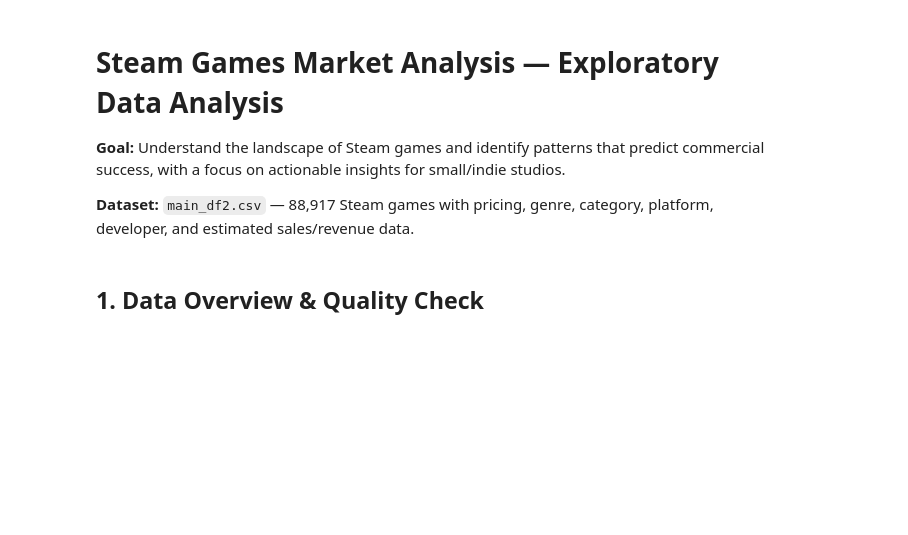
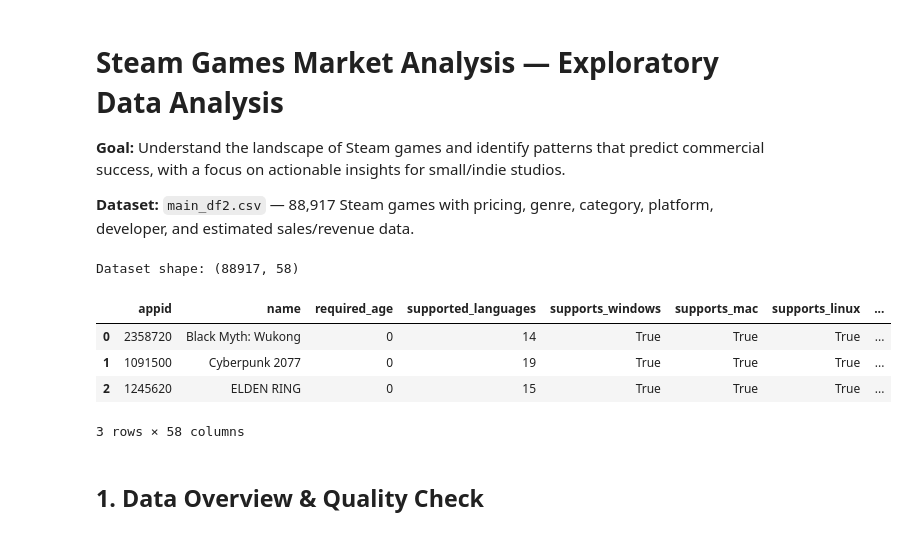
Before and after one commit to pai31419526/steam_data_analysis, a Jupyter notebook: script/steam_eda.ipynb, the cells around one changed output. Saved outputs shown, nothing was run; the diff lists cells and outputs as text; code cells hidden in the pictures; blank space fills up the shorter version.

```diff
--- a/script/steam_eda.ipynb
+++ b/script/steam_eda.ipynb
@@ -7,19 +7,26 @@
 # %%
 import pandas as pd
 import numpy as np
 import matplotlib.pyplot as plt
 import seaborn as sns
 import warnings
 warnings.filterwarnings('ignore')
 
 plt.rcParams['figure.figsize'] = (12, 6)
 plt.rcParams['figure.dpi'] = 120
 plt.rcParams['font.size'] = 11
 sns.set_style('whitegrid')
 
-df = pd.read_csv('main_df2.csv')
+df = pd.read_csv('../data/main_df2.csv')
 print(f'Dataset shape: {df.shape}')
 df.head(3)
+# %% [output]
+Dataset shape: (88917, 58)
+|  | appid | name | required_age | supported_languages | supports_windows | supports_mac | supports_linux | ... |
+| 0 | 2358720 | Black Myth: Wukong | 0 | 14 | True | True | True | ... |
+| 1 | 1091500 | Cyberpunk 2077 | 0 | 19 | True | True | True | ... |
+| 2 | 1245620 | ELDEN RING | 0 | 15 | True | True | True | ... |
+3 rows × 58 columns
 # %% [markdown]
 ## 1. Data Overview & Quality Check
 # %%
```
Also changed, not shown: parts of 13 cells of this notebook, 1 other file.
